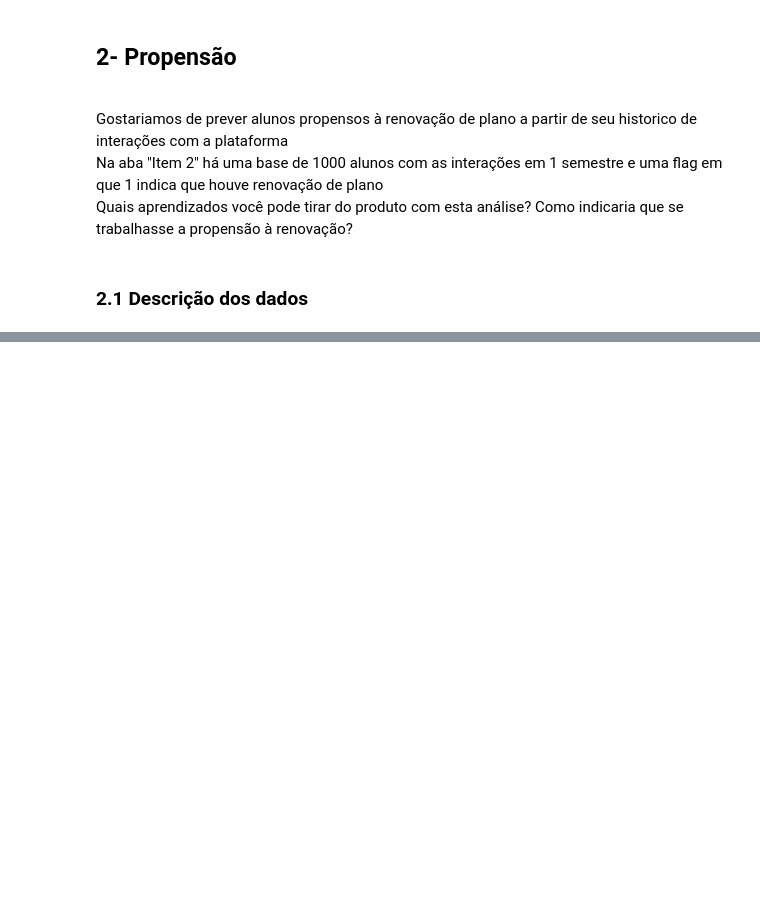
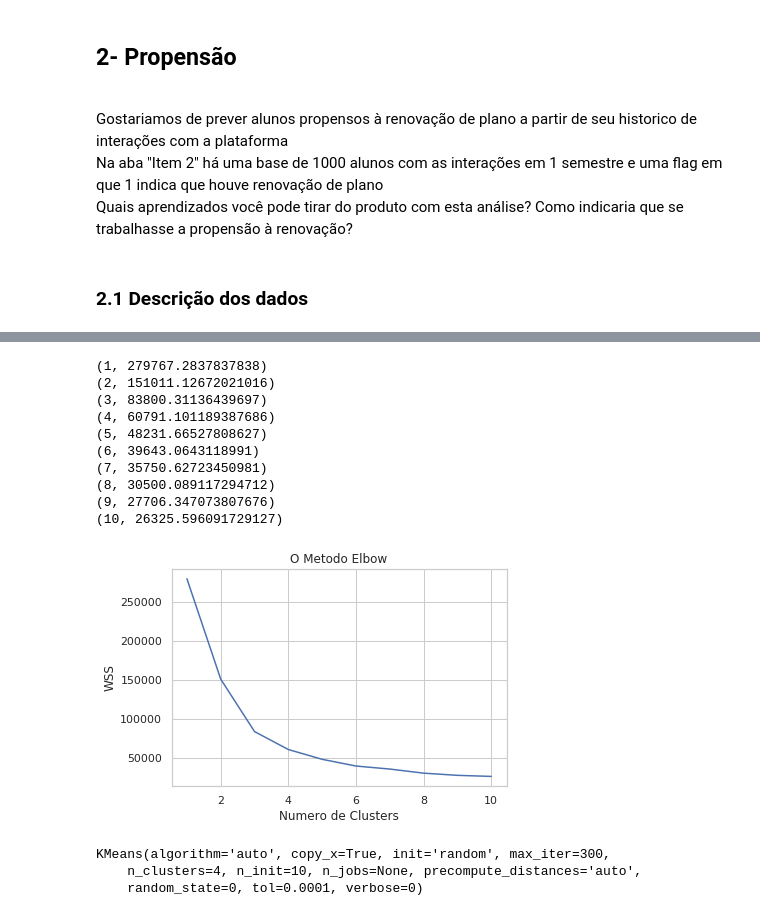
Before and after one commit to eedubraz/desafio-descomplica, a Jupyter notebook: desafio-analise-v2.ipynb, the cells around one changed output, grey strips where cells are left out. Saved outputs shown, nothing was run; the diff lists cells and outputs as text; code cells hidden in the pictures; blank space fills up the shorter version.

```diff
--- a/desafio-analise-v2.ipynb
+++ b/desafio-analise-v2.ipynb
@@ -317,0 +436,6 @@ None
+# %%
+X = df2.drop(columns=['aluno_id', 'renovacao'])
+y = df2['renovacao']
+# %%
+kmeans = KMeans(n_clusters = 3, init = 'random', random_state=0)
+kmeans.fit(X)
@@ -317,0 +470,34 @@ None
+# %%
+%matplotlib inline
+wcss = []
+
+for i in range(1, 11):
+    kmeans2 = KMeans(n_clusters = i, init = 'random')
+    kmeans2.fit(X)
+    print (i,kmeans2.inertia_)
+    wcss.append(kmeans2.inertia_)
+
+plt.plot(range(1, 11), wcss)
+plt.title('O Metodo Elbow')
+plt.xlabel('Numero de Clusters')
+plt.ylabel('WSS') #within cluster sum of squares
+plt.show()
+# %% [output]
+(1, 279767.2837837838)
+(2, 151011.12672021016)
+(3, 83800.31136439697)
+(4, 60791.101189387686)
+(5, 48231.66527808627)
+(6, 39643.0643118991)
+(7, 35750.62723450981)
+(8, 30500.089117294712)
+(9, 27706.347073807676)
+(10, 26325.596091729127)
+[figure, added]
+# %%
+kmeans3 = KMeans(n_clusters = 4, init = 'random', random_state=0)
+kmeans3.fit(X)
+# %% [output]
+KMeans(algorithm='auto', copy_x=True, init='random', max_iter=300,
+    n_clusters=4, n_init=10, n_jobs=None, precompute_distances='auto',
+    random_state=0, tol=0.0001, verbose=0)
```
Also changed, not shown: parts of 46 cells of this notebook.
